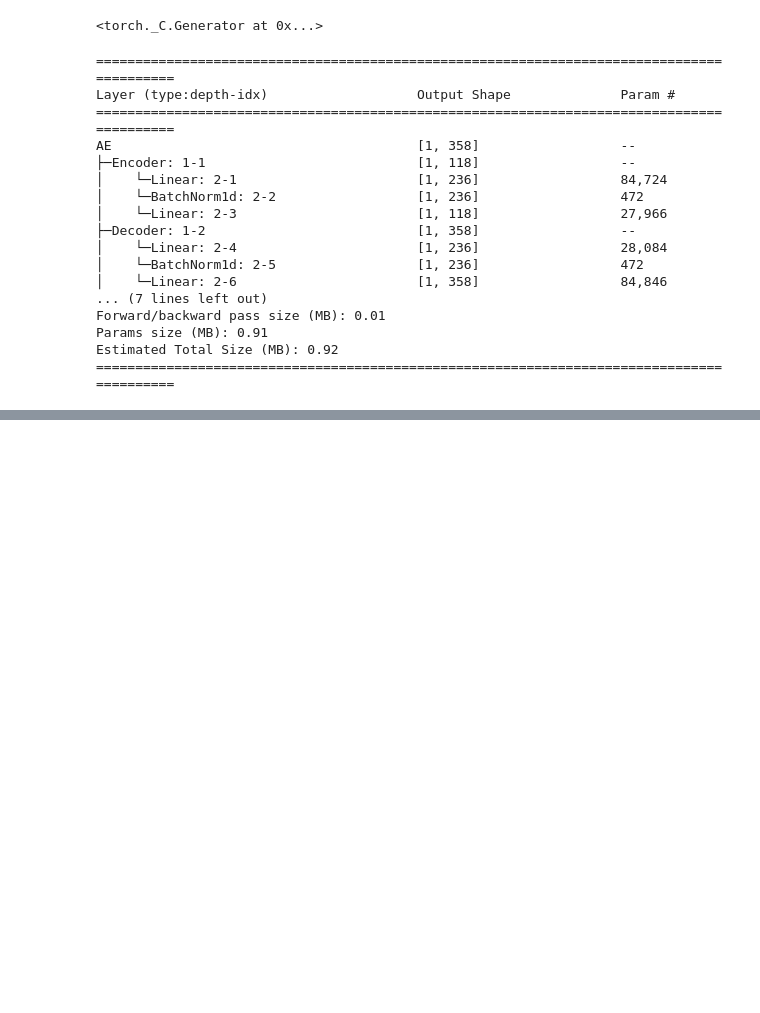
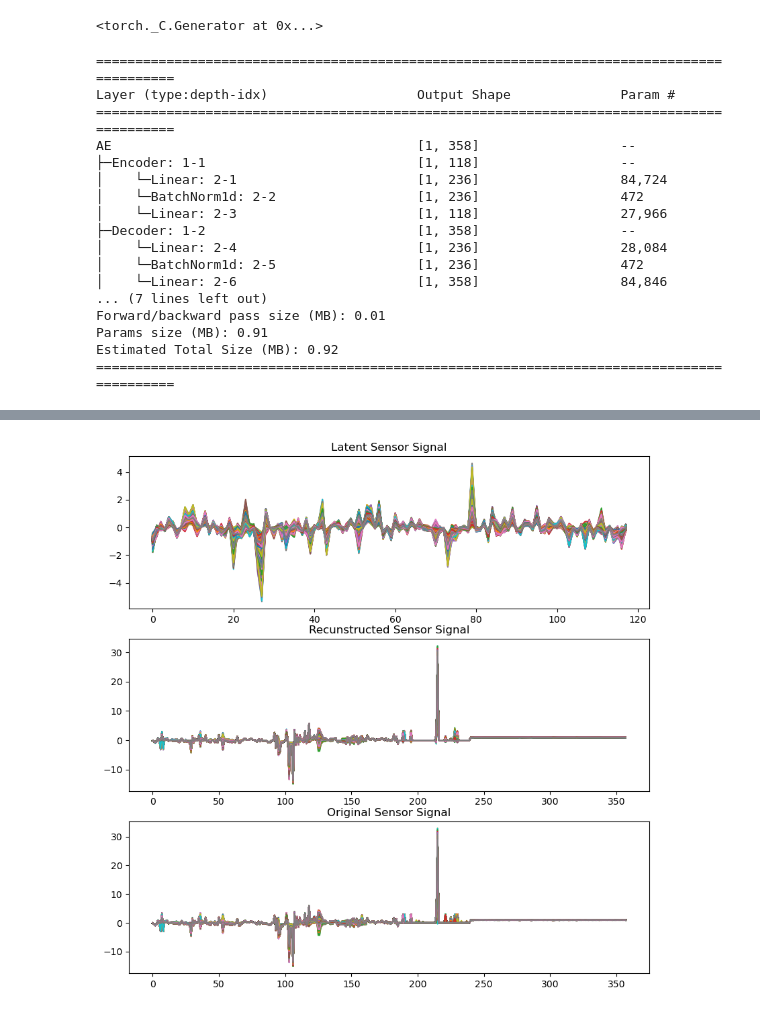
Before and after one commit to navidaftabi/rnn_paper, a Jupyter notebook: ae_main.ipynb, the cells around one changed output, grey strips where cells are left out. Drawn from its saved outputs; the diff is of its cells as text; code cells hidden in the pictures; blank space fills up the shorter version.

```diff
--- a/ae_main.ipynb
+++ b/ae_main.ipynb
@@ -121,0 +122,14 @@ plt.show()
+# %%
+ae.eval()
+Z_latent = ae.encoder(Z)
+# %%
+fig, axs = plt.subplots(3, 1, figsize=(10,10))
+axs[0].plot(np.transpose(Z_latent.cpu().detach().numpy()))
+axs[0].set_title('Latent Sensor Signal')
+axs[1].plot(np.transpose(Z_enc.cpu().detach().numpy()))
+axs[1].set_title('Recunstructed Sensor Signal')
+axs[2].plot(np.transpose(Z.cpu().detach().numpy()))
+axs[2].set_title('Original Sensor Signal')
+plt.show()
+# %% [output]
+[figure, added]
```
Also changed, not shown: parts of 3 cells of this notebook, 6 other files.
